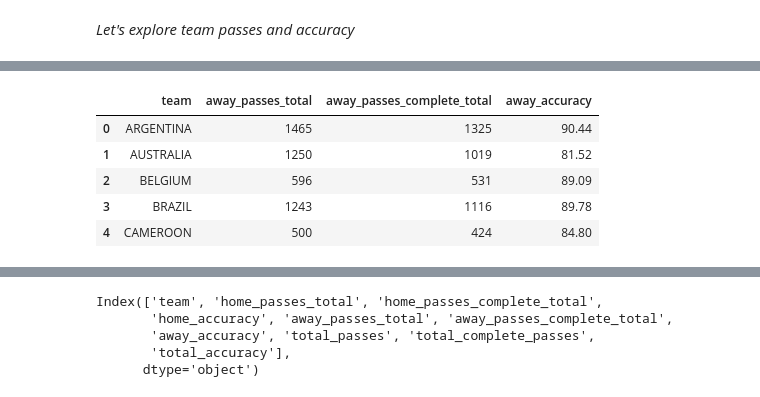
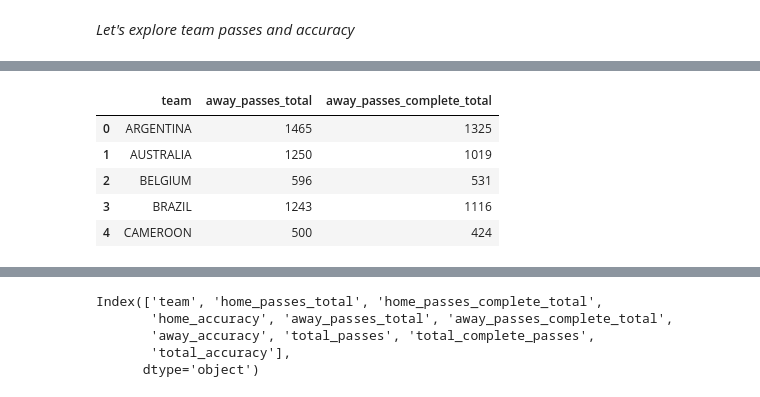
Before and after one commit to avgalkov/Kaggle-research, a Jupyter notebook: fifa-2022-world-cup-research.ipynb, the cells around one changed output, grey strips where cells are left out. Saved outputs shown, nothing was run; the diff lists cells and outputs as text; code cells hidden in the pictures.

```diff
--- a/fifa-2022-world-cup-research.ipynb
+++ b/fifa-2022-world-cup-research.ipynb
@@ -364,17 +373,16 @@ home_passes.head()
 # %%
 away_passes = passes.groupby('team2',as_index=False) \
     .agg({"passes_team2" : "sum",
           "passes_completed_team2" : "sum"}) \
     .rename(columns={"team2":"team",
                     "passes_team2":"away_passes_total",
                     "passes_completed_team2":"away_passes_complete_total"}) \
-    .assign(away_accuracy = away_passes.away_passes_complete_total / away_passes.away_passes_total * 100).round(2)
 
 away_passes.head()
 # %% [output]
-|  | team | away_passes_total | away_passes_complete_total | away_accuracy |
-| 0 | ARGENTINA | 1465 | 1325 | 90.44 |
-| 1 | AUSTRALIA | 1250 | 1019 | 81.52 |
-| 2 | BELGIUM | 596 | 531 | 89.09 |
-| 3 | BRAZIL | 1243 | 1116 | 89.78 |
-| 4 | CAMEROON | 500 | 424 | 84.80 |
+|  | team | away_passes_total | away_passes_complete_total |
+| 0 | ARGENTINA | 1465 | 1325 |
+| 1 | AUSTRALIA | 1250 | 1019 |
+| 2 | BELGIUM | 596 | 531 |
+| 3 | BRAZIL | 1243 | 1116 |
+| 4 | CAMEROON | 500 | 424 |
```
Also changed, not shown: parts of 21 cells of this notebook.
